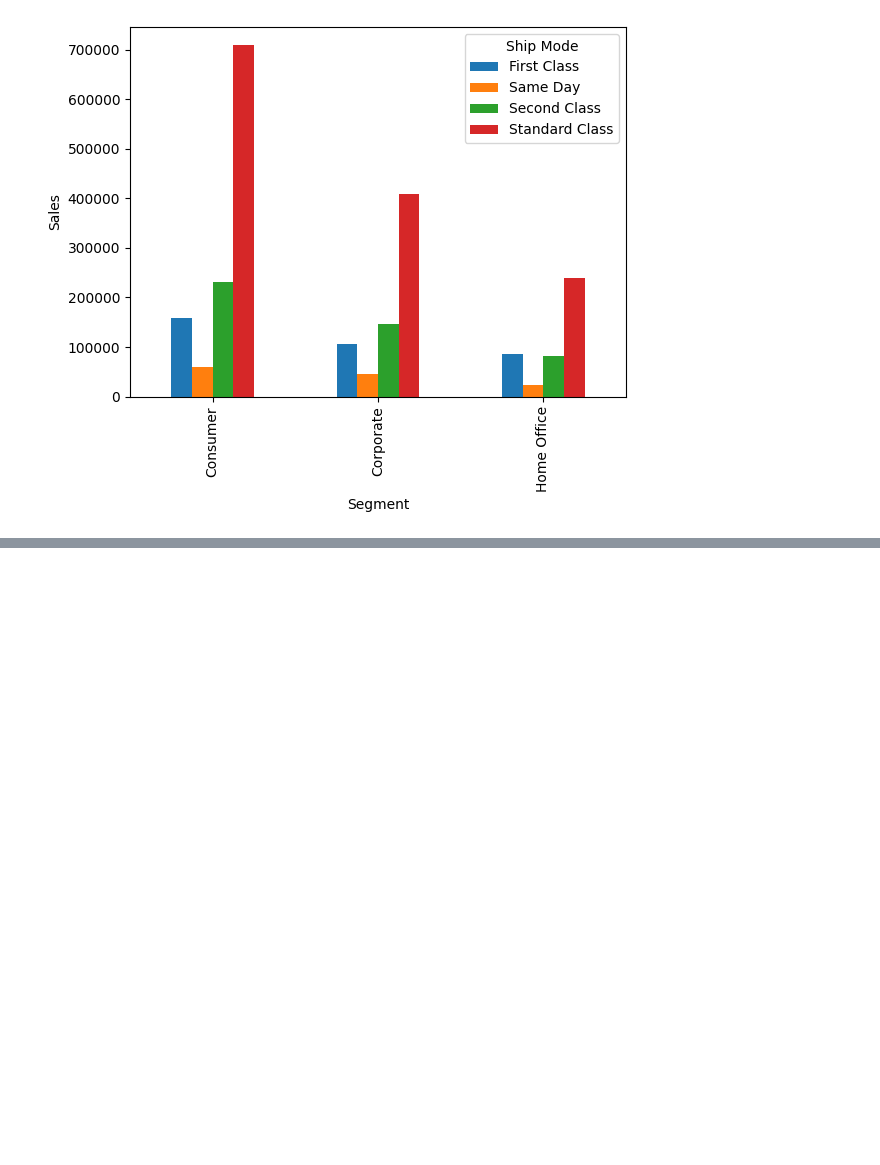
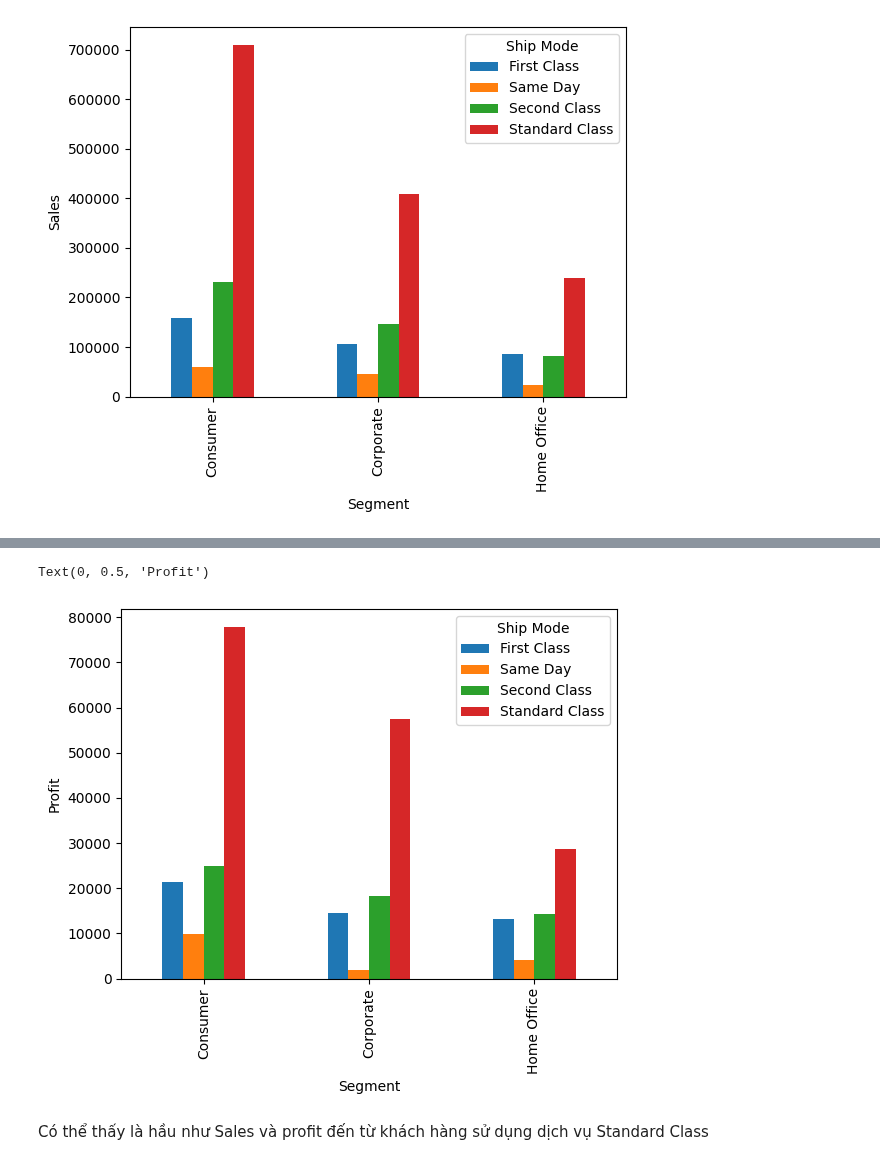
Before and after one commit to khangnl24112002/DataVisualization_Group02_Lab01, a Jupyter notebook: main.ipynb, the cells around one changed output, grey strips where cells are left out. Saved outputs shown, nothing was run; the diff lists cells and outputs as text; code cells hidden in the pictures; blank space fills up the shorter version.

```diff
--- a/main.ipynb
+++ b/main.ipynb
@@ -220,3 +220,6 @@ plt.ylabel("Sales")
 # %% [output]
 Text(0, 0.5, 'Sales')
 [figure]
+# %%
+pivot_table2 = df.pivot_table(index = "Segment" ,columns="Ship Mode" ,values='Profit' , aggfunc = 'sum')
+pivot_table2
@@ -222,0 +232,8 @@ Text(0, 0.5, 'Sales')
+# %%
+pivot_table2.plot(kind = 'bar'  ,stacked = False)
+plt.ylabel("Profit")
+# %% [output]
+Text(0, 0.5, 'Profit')
+[figure, added]
+# %% [markdown]
+Có thể thấy là hầu như Sales và profit đến từ khách hàng sử dụng dịch vụ Standard Class
```
Also changed, not shown: parts of 1 cell of this notebook.
